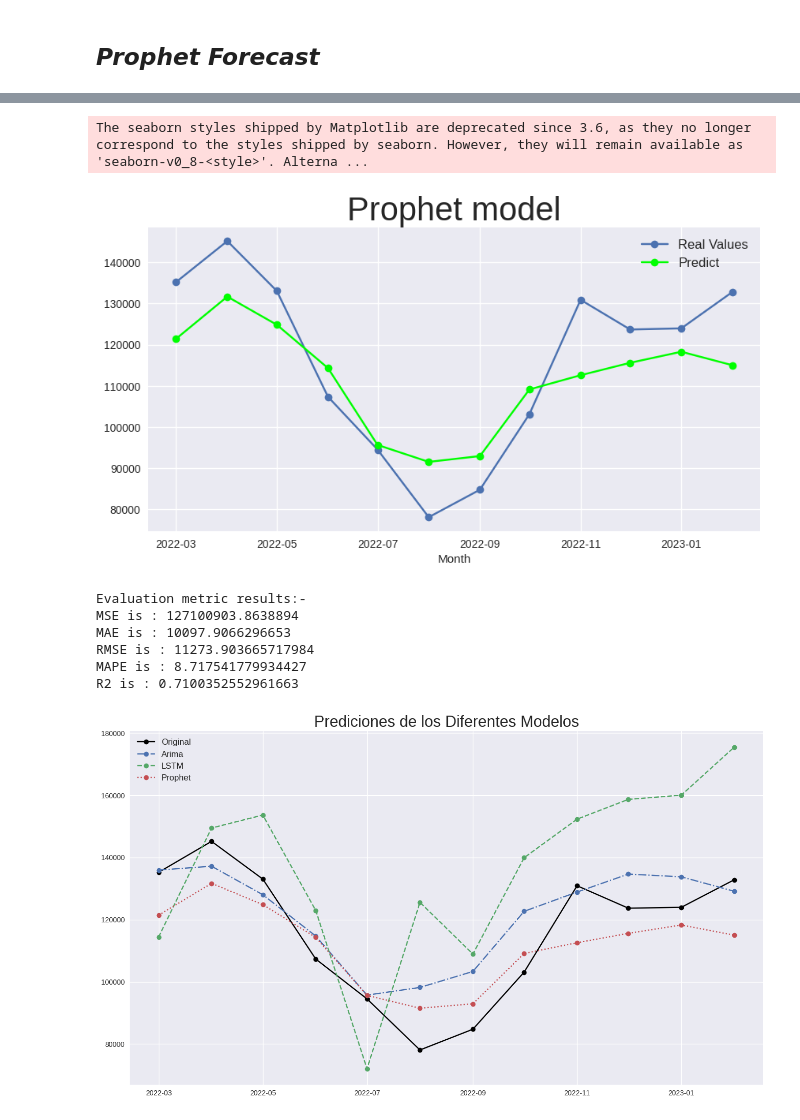
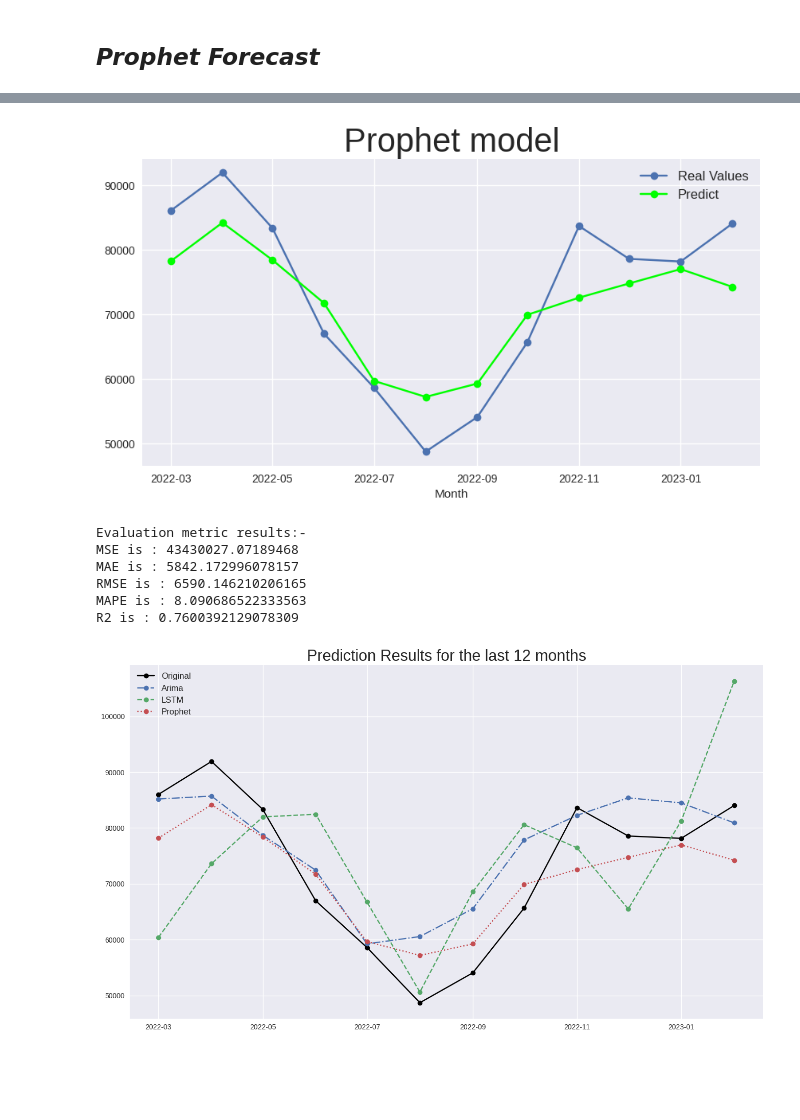
Before and after one commit to DavidCastro88/USWindEnergyProductionForecasts, a Jupyter notebook: USWindEnergyProductionForecasts.ipynb, the cells around one changed output, grey strips where cells are left out. Saved outputs shown, nothing was run; the diff lists cells and outputs as text; code cells hidden in the pictures; blank space fills up the shorter version.

```diff
--- a/USWindEnergyProductionForecasts.ipynb
+++ b/USWindEnergyProductionForecasts.ipynb
@@ -82,5 +97,5 @@ Index(['date', 'wind', 'wind_united_states', 'wind_new_england',
 # %%
-data_wind['suma'] = data_wind.iloc[:, 3:].sum(axis=1)
+data_wind['suma'] = data_wind.iloc[:, 3:].apply(pd.to_numeric, errors='coerce').sum(axis=1)
 serie=data_wind[['date','suma']]
 # %%
 serie=serie.rename(columns={'suma':'wind_power'})
@@ -322,5 +386,5 @@ print(modelo_auto.summary())
 # %%
-arima_model = SARIMAX(train_data['wind_power_log'], order = (2,1,1), seasonal_order = (1,1,2,12))
+arima_model = SARIMAX(train_data['wind_power_log'], order = (2,1,1), seasonal_order = (1,1,1,12))
 model1 = arima_model.fit()
 model1.summary()
 # %% [output]
@@ -545,5 +573,5 @@ Trainable params: 161801 (632.04 KB)
 Non-trainable params: 0 (0.00 Byte)
 _________________________________________________________________
 # %%
-lstm_model.fit_generator(generator,epochs=100)
+lstm_model.fit_generator(generator,epochs=50)
 # %% [output]
@@ -757,5 +783,5 @@ prophet_pred
 # %%
-test_data["Prophet_Predictions"] = np.exp(prophet_pred['Pred'].values)
+test_data["Model3_Predictions"] = np.exp(prophet_pred['Pred'].values)
 # %% [output]
 A value is trying to be set on a copy of a slice from a DataFrame.
 Try using .loc[row_indexer,col_indexer] = value instead
@@ -792,32 +819,31 @@ plt.show()
 plt.style.use('seaborn')
 plt.rcParams["figure.figsize"] = (10, 5)
 plt.plot_date(test_data.index,test_data["wind_power"], label="Real Values",linestyle="-")
-plt.plot_date(test_data.index,test_data["Prophet_Predictions"], color="lime", label="Predict",linestyle="-")
+plt.plot_date(test_data.index,test_data["Model3_Predictions"], color="lime", label="Predict",linestyle="-")
 plt.title("Prophet model", fontsize=30);
 plt.xlabel('Month')
 plt.ylabel('')
 plt.legend( fontsize=12);
 plt.show();
 # %% [output]
-The seaborn styles shipped by Matplotlib are deprecated since 3.6, as they no longer correspond to the styles shipped by seaborn. However, they will remain available as 'seaborn-v0_8-<style>'. Alterna ...
-[figure, old version]
+[figure, new version]
 # %%
-evaluacion_metrica(test_data['wind_power'],test_data["Prophet_Predictions"])
+evaluacion_metrica(test_data['wind_power'],test_data["Model3_Predictions"])
 # %% [output]
 Evaluation metric results:-
-MSE is : 127100903.8638894
-MAE is : 10097.9066296653
-RMSE is : 11273.903665717984
-MAPE is : 8.717541779934427
-R2 is : 0.7100352552961663
+MSE is : 43430027.07189468
+MAE is : 5842.172996078157
+RMSE is : 6590.146210206165
+MAPE is : 8.090686522333563
+R2 is : 0.7600392129078309
 # %%
 plt.figure(figsize=(16,9))
 plt.plot_date(test_data.index, test_data['wind_power'],label="Original", linestyle="-",color='black')
 plt.plot_date(test_data.index, test_data["Model1_Predictions"], label="Arima",linestyle="-.")
 plt.plot_date(test_data.index, test_data["Model2_Predictions"],label="LSTM", linestyle="--")
-plt.plot_date(test_data.index, test_data["Prophet_Predictions"], label="Prophet",linestyle=":")
+plt.plot_date(test_data.index, test_data["Model3_Predictions"], label="Prophet",linestyle=":")
 plt.legend(fontsize=12)
-plt.title("Prediciones de los Diferentes Modelos", fontsize=22)
+plt.title("Prediction Results for the last 12 months", fontsize=22)
 plt.show();
 # %% [output]
-[figure, old version]
+[figure, new version]
```
Also changed, not shown: parts of 48 cells of this notebook.
